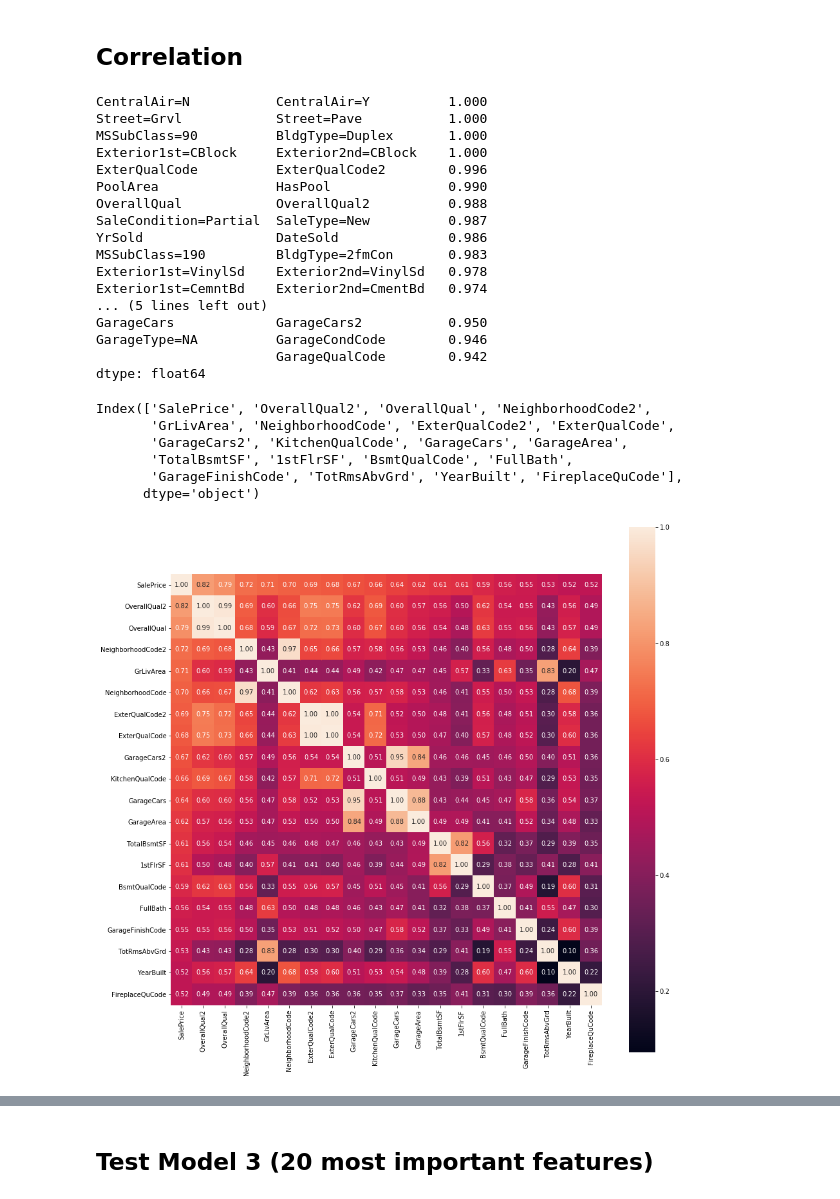
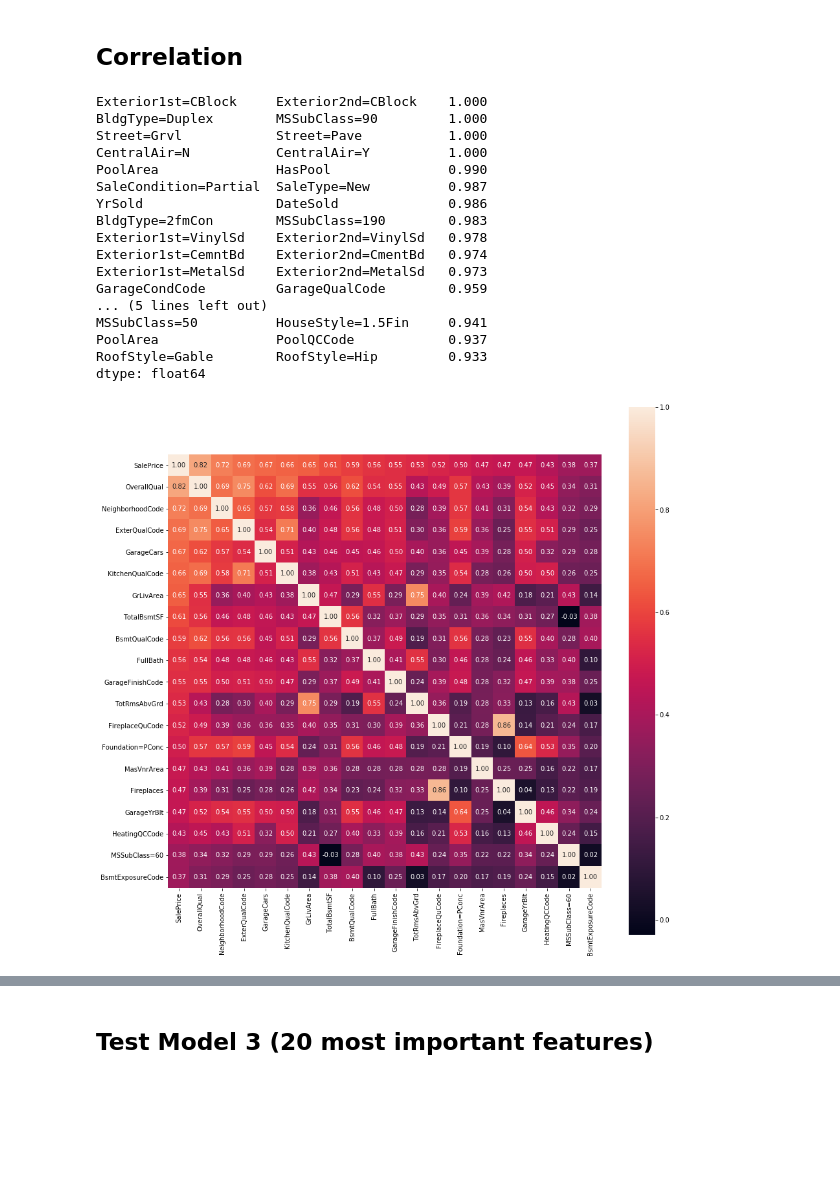
Before and after one commit to AmauryLepicard/house-prices, a Jupyter notebook: House Prices Kaggle.ipynb, the cells around one changed output, grey strips where cells are left out. Saved outputs shown, nothing was run; the diff lists cells and outputs as text; code cells hidden in the pictures; blank space fills up the shorter version.

```diff
--- a/House Prices Kaggle.ipynb
+++ b/House Prices Kaggle.ipynb
@@ -82,7 +122,7 @@ specificOneHotColumns = set(["Utilities", "Condition1", "Condition2", "MiscFeatu
 
 numericColumns = set(["LotFrontage", "LotArea", "MasVnrArea", "TotalBsmtSF", "LowQualFinSF",
                     "GrLivArea", "BedroomAbvGr", "KitchenAbvGr", "TotRmsAbvGrd", "Fireplaces",
-                    "GarageYrBlt", "GarageArea", "WoodDeckSF", "OpenPorchSF",
+                    "GarageYrBlt", "WoodDeckSF", "OpenPorchSF",
                     "EnclosedPorch", "3SsnPorch", "ScreenPorch", "MiscVal"])
 
 dateTimeColumns = set(["YearBuilt", "YearRemodAdd", 'DateSold'])
@@ -92,6 +132,13 @@ from numbers import Number
 def preprocessData(df, verbose=False):
     # modify date column
     df.loc[:, 'DateSold'] = df['YrSold'] + df['MoSold'] / 12.0
+    df['YearBuilt'] = df['YearBuilt'].max() - df['YearBuilt']
+    df['YearRemodAdd'] = df['YearRemodAdd'].max() - df['YearRemodAdd']
+
+    df["PoolArea"].fillna(0.0)
+    df["HasPool"] = df["PoolArea"] > 0.0
+
+    df['GrLivArea'] = df['GrLivArea']**2
 
     for col in oneHotCategoryColumns:
         df[col].fillna("NA", inplace=True)
@@ -116,18 +163,15 @@ def preprocessData(df, verbose=False):
     df["MiscFeature"].fillna("None", inplace=True)
     df = pd.concat([df,pd.get_dummies(df["MiscFeature"], prefix="MiscFeature", prefix_sep="=")],axis=1)
 
-    df["PoolArea"].fillna(0.0)
-    df["HasPool"] = df["PoolArea"] > 0.0
+    # add polynomial columns
+    df['OverallQual'] = df['OverallQual']**2
+    df['ExterQualCode'] = df['ExterQualCode']**2
+    df['NeighborhoodCode'] = df['NeighborhoodCode'].astype(float)**2
+    df['GarageCars'] = df['GarageCars']**2
 
-    # add polynomial columns
-    df['OverallQual2'] = df['OverallQual']**2
-    df['GrLivArea2'] = df['GrLivArea']**2
-    df['ExterQualCode2'] = df['ExterQualCode']**2
-    df['NeighborhoodCode2'] = df['NeighborhoodCode'].astype(float)**2
-    df['GarageCars2'] = df['GarageCars']**2
-
-    df.drop(['BsmtFinSF1','BsmtFinSF2', 'BsmtUnfSF'], axis=1, inplace=True)
-
+    df.drop(['BsmtFinSF1','BsmtFinSF2', 'BsmtUnfSF', '1stFlrSF', '2ndFlrSF', 'GarageArea'], axis=1, inplace=True)
+    df.drop(oneHotCategoryColumns, axis=1, inplace=True)
+    df.drop(ordinalCategoryColumns, axis=1, inplace=True)
     return df
 # %%
 def dropOutliers(df):
@@ -266,36 +329,31 @@ corr_matrix = df_train.corr().abs()
 os = (corr_matrix.where(np.triu(np.ones(corr_matrix.shape), k=1).astype(np.bool)).stack().sort_values(ascending=False))
 os[:20]
 # %% [output]
+Exterior1st=CBlock     Exterior2nd=CBlock    1.000
+BldgType=Duplex        MSSubClass=90         1.000
+Street=Grvl            Street=Pave           1.000
 CentralAir=N           CentralAir=Y          1.000
-Street=Grvl            Street=Pave           1.000
-MSSubClass=90          BldgType=Duplex       1.000
-Exterior1st=CBlock     Exterior2nd=CBlock    1.000
-ExterQualCode          ExterQualCode2        0.996
 PoolArea               HasPool               0.990
-OverallQual            OverallQual2          0.988
 SaleCondition=Partial  SaleType=New          0.987
 YrSold                 DateSold              0.986
-MSSubClass=190         BldgType=2fmCon       0.983
+BldgType=2fmCon        MSSubClass=190        0.983
 Exterior1st=VinylSd    Exterior2nd=VinylSd   0.978
 Exterior1st=CemntBd    Exterior2nd=CmentBd   0.974
+Exterior1st=MetalSd    Exterior2nd=MetalSd   0.973
+GarageCondCode         GarageQualCode        0.959
 ... (5 lines left out)
-GarageCars             GarageCars2           0.950
-GarageType=NA          GarageCondCode        0.946
-                       GarageQualCode        0.942
+MSSubClass=50          HouseStyle=1.5Fin     0.941
+PoolArea               PoolQCCode            0.937
+RoofStyle=Gable        RoofStyle=Hip         0.933
 dtype: float64
 # %%
 corrmat = df_train.corr()
-correlatedColumns = corrmat.nlargest(20, 'SalePrice')['SalePrice'].index
-print(correlatedColumns)
-corrmat = corrmat.nlargest(20, 'SalePrice')[correlatedColumns]
+nbFeatures=20
+correlatedColumns = corrmat.nlargest(nbFeatures, 'SalePrice')['SalePrice'].index
+corrmat = corrmat.nlargest(nbFeatures, 'SalePrice')[correlatedColumns]
 plt.figure(figsize=(15, 15))
 sb.heatmap(corrmat,annot=True,square=True,fmt='.2f',yticklabels=correlatedColumns.values,xticklabels=correlatedColumns.values)
+plt.savefig("heatmap.png")
 plt.show()
 # %% [output]
-Index(['SalePrice', 'OverallQual2', 'OverallQual', 'NeighborhoodCode2',
-       'GrLivArea', 'NeighborhoodCode', 'ExterQualCode2', 'ExterQualCode',
-       'GarageCars2', 'KitchenQualCode', 'GarageCars', 'GarageArea',
-       'TotalBsmtSF', '1stFlrSF', 'BsmtQualCode', 'FullBath',
-       'GarageFinishCode', 'TotRmsAbvGrd', 'YearBuilt', 'FireplaceQuCode'],
-      dtype='object')
-[figure, old version]
+[figure, new version]
```
Also changed, not shown: parts of 23 cells of this notebook, 1 other file.
